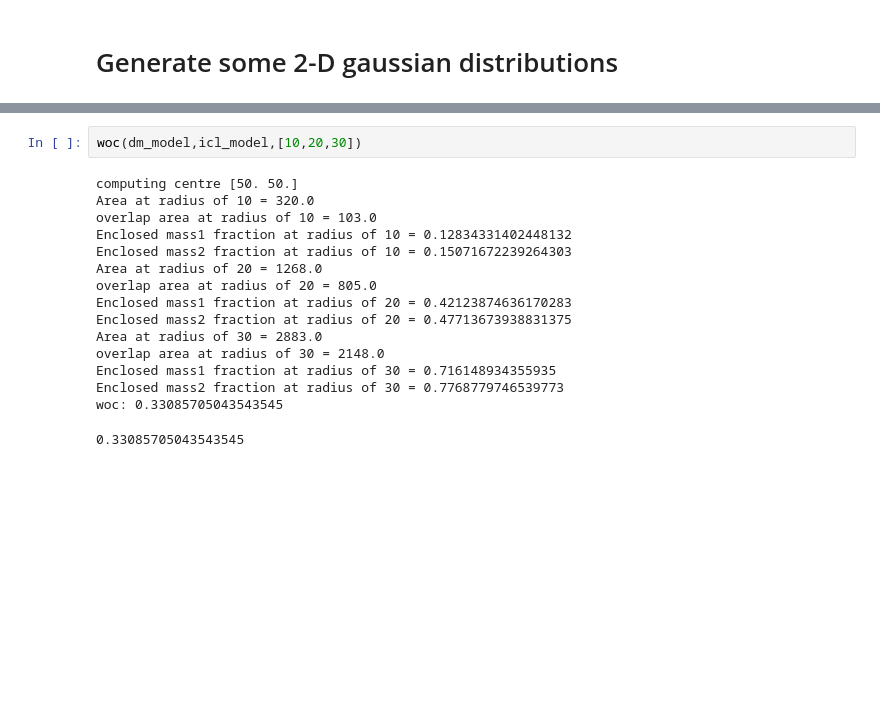
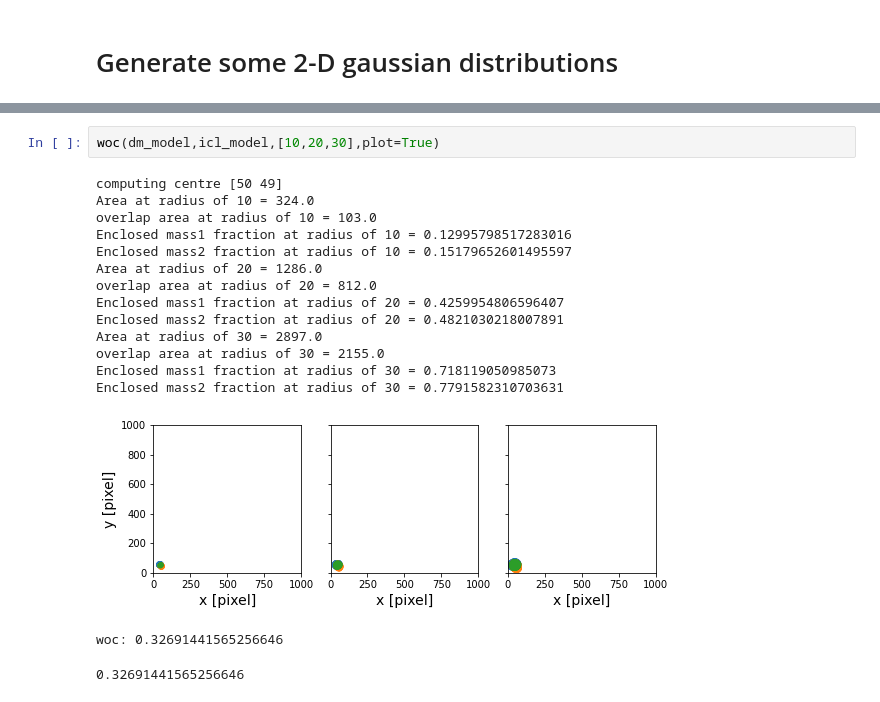
Before and after one commit to csabiu/WOC, a Jupyter notebook: nb/tutorial.ipynb, the cells around one changed output, grey strips where cells are left out. Saved outputs shown, nothing was run; the diff lists cells and outputs as text; blank space fills up the shorter version.

```diff
--- a/nb/tutorial.ipynb
+++ b/nb/tutorial.ipynb
@@ -43,19 +43,20 @@ plt.close()
 # %%
-woc(dm_model,icl_model,[10,20,30])
+woc(dm_model,icl_model,[10,20,30],plot=True)
 # %% [output]
-computing centre [50. 50.]
-Area at radius of 10 = 320.0
+computing centre [50 49]
+Area at radius of 10 = 324.0
 overlap area at radius of 10 = 103.0
-Enclosed mass1 fraction at radius of 10 = 0.12834331402448132
-Enclosed mass2 fraction at radius of 10 = 0.15071672239264303
-Area at radius of 20 = 1268.0
-overlap area at radius of 20 = 805.0
-Enclosed mass1 fraction at radius of 20 = 0.42123874636170283
-Enclosed mass2 fraction at radius of 20 = 0.47713673938831375
-Area at radius of 30 = 2883.0
-overlap area at radius of 30 = 2148.0
-Enclosed mass1 fraction at radius of 30 = 0.716148934355935
-Enclosed mass2 fraction at radius of 30 = 0.7768779746539773
-woc: 0.33085705043543545
+Enclosed mass1 fraction at radius of 10 = 0.12995798517283016
+Enclosed mass2 fraction at radius of 10 = 0.15179652601495597
+Area at radius of 20 = 1286.0
+overlap area at radius of 20 = 812.0
+Enclosed mass1 fraction at radius of 20 = 0.4259954806596407
+Enclosed mass2 fraction at radius of 20 = 0.4821030218007891
+Area at radius of 30 = 2897.0
+overlap area at radius of 30 = 2155.0
+Enclosed mass1 fraction at radius of 30 = 0.718119050985073
+Enclosed mass2 fraction at radius of 30 = 0.7791582310703631
+[figure, added]
-0.33085705043543545
+woc: 0.32691441565256646
+0.32691441565256646
 # %%
```
Also changed, not shown: parts of 2 cells of this notebook, 5 other files.
